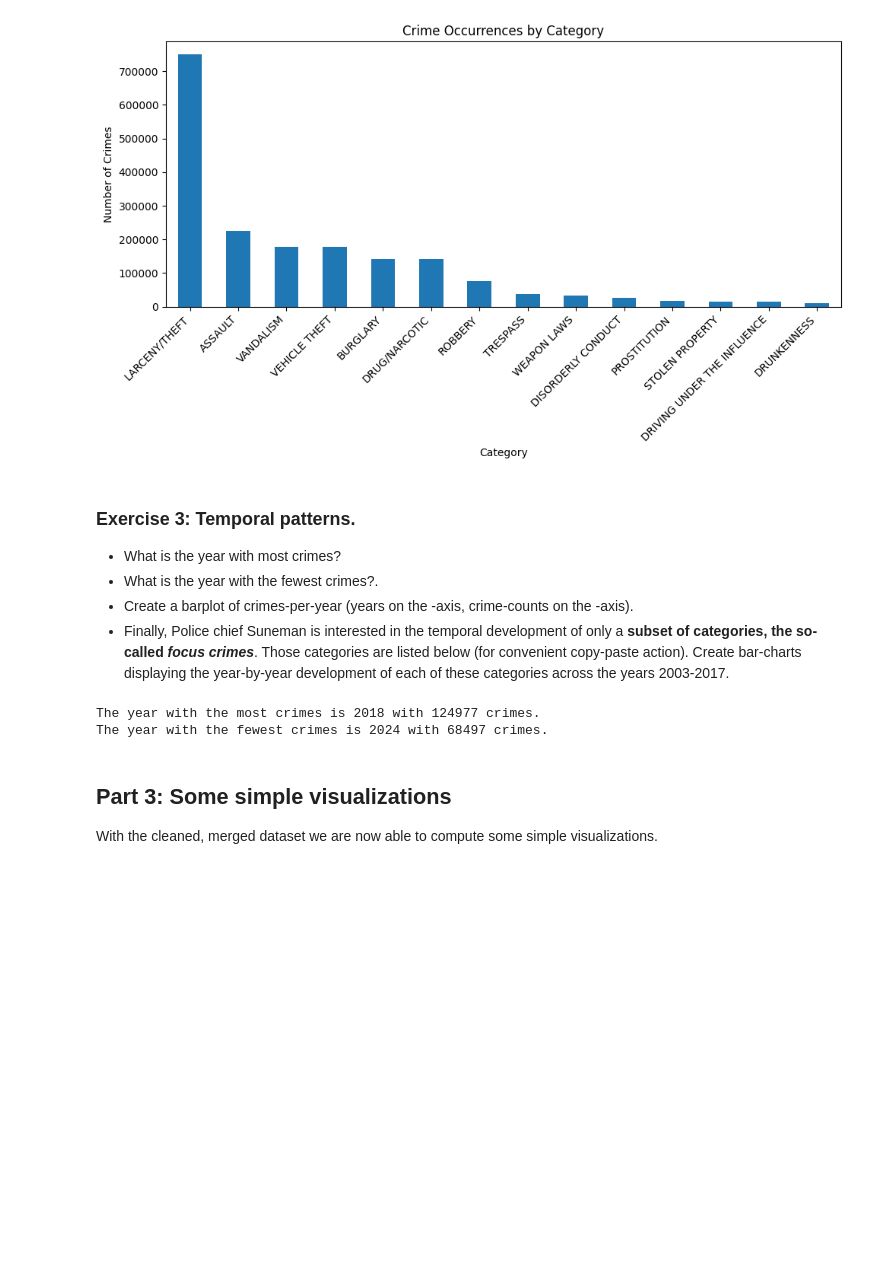
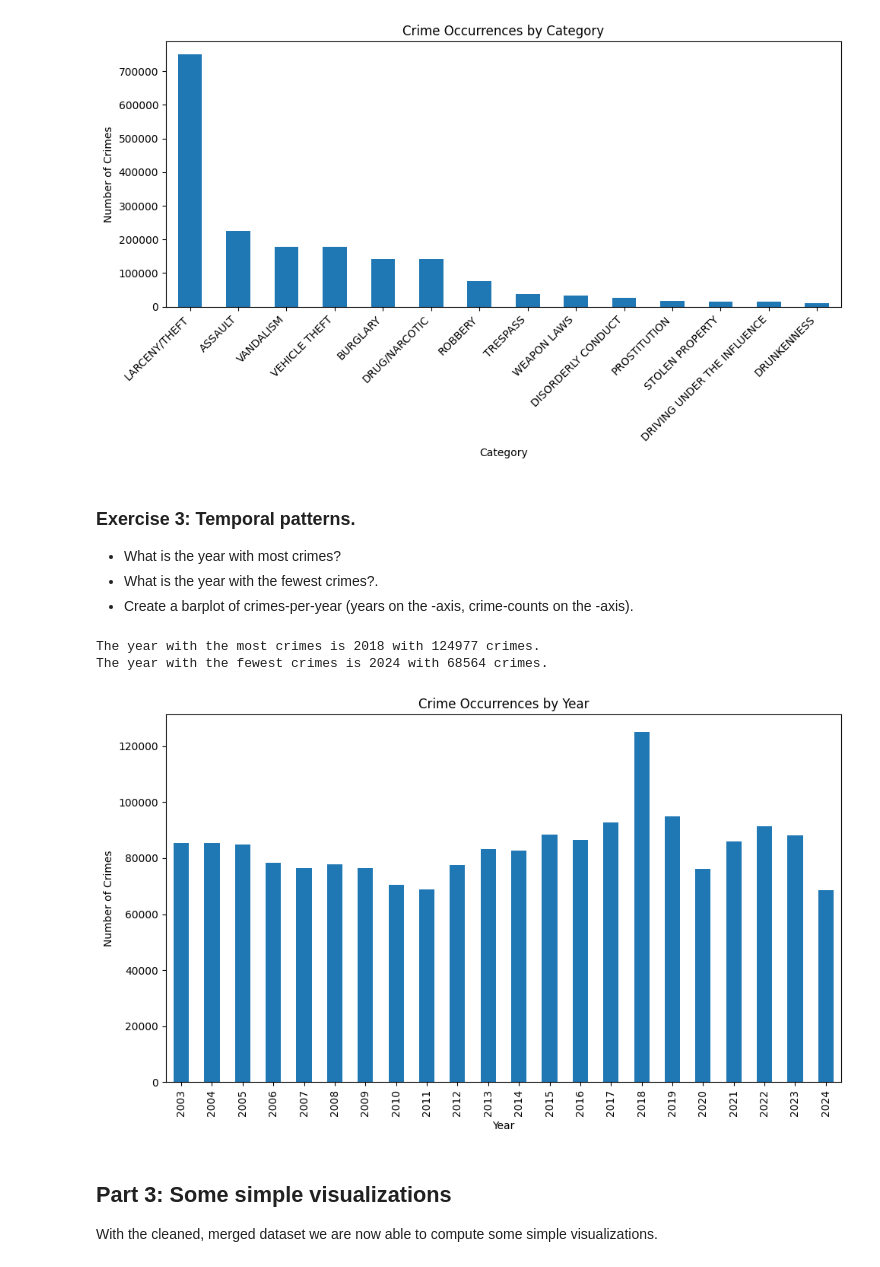
Before and after one commit to AleksandarLukic96/02806_Social_Data, a Jupyter notebook: notebooks/W1.ipynb, the cells around one changed output. Drawn from its saved outputs; the diff is of its cells as text; code cells hidden in the pictures; blank space fills up the shorter version.

```diff
--- a/notebooks/W1.ipynb
+++ b/notebooks/W1.ipynb
@@ -601,24 +601,40 @@ plt.show()
 - What is the year with most crimes?
 - What is the year with the fewest crimes?.
 - Create a barplot of crimes-per-year (years on the -axis, crime-counts on the -axis).
-- Finally, Police chief Suneman is interested in the temporal development of only a **subset of categories, the so-called *focus crimes***. Those categories are listed below (for convenient copy-paste action). Create bar-charts displaying the year-by-year development of each of these categories across the years 2003-2017.
 # %%
 # Group by year and count the number of crimes
 yearly_crime_counts = df_reindexed['Year'].value_counts()
 
 # Find the year with the most crimes
 year_most_crimes = yearly_crime_counts.idxmax()
 most_crimes = yearly_crime_counts.max()
 
 # Find the year with the fewest crimes
 year_fewest_crimes = yearly_crime_counts.idxmin()
 fewest_crimes = yearly_crime_counts.min()
 
 print(f"The year with the most crimes is {year_most_crimes} with {most_crimes} crimes.")
 print(f"The year with the fewest crimes is {year_fewest_crimes} with {fewest_crimes} crimes.")
+
+# Group by year and count the number of crimes, then sort by year
+yearly_crime_counts = df_reindexed['Year'].value_counts().sort_index()
+
+# Create a bar plot
+plt.figure(figsize=(10, 6))
+yearly_crime_counts.plot(kind='bar')
+
+# Add title and labels
+plt.title('Crime Occurrences by Year')
+plt.xlabel('Year')
+plt.ylabel('Number of Crimes')
+
+# Show the plot
+plt.tight_layout()
+plt.show()
 # %% [output]
 The year with the most crimes is 2018 with 124977 crimes.
-The year with the fewest crimes is 2024 with 68497 crimes.
+The year with the fewest crimes is 2024 with 68564 crimes.
+[figure, added]
 # %% [markdown]
 ## Part 3: Some simple visualizations
 
```
Also changed, not shown: parts of 14 cells of this notebook.
